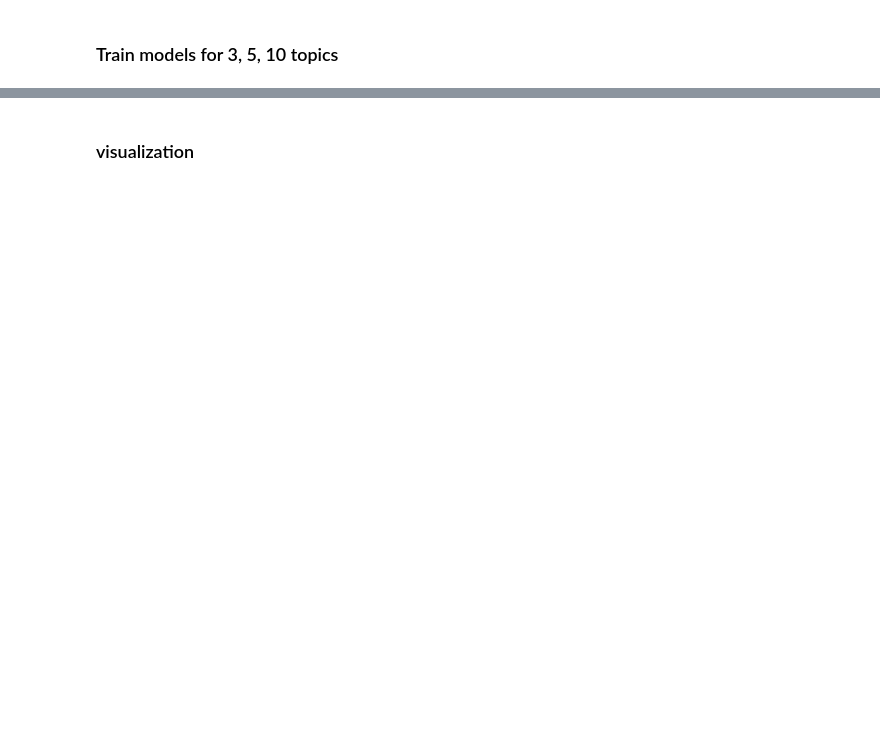
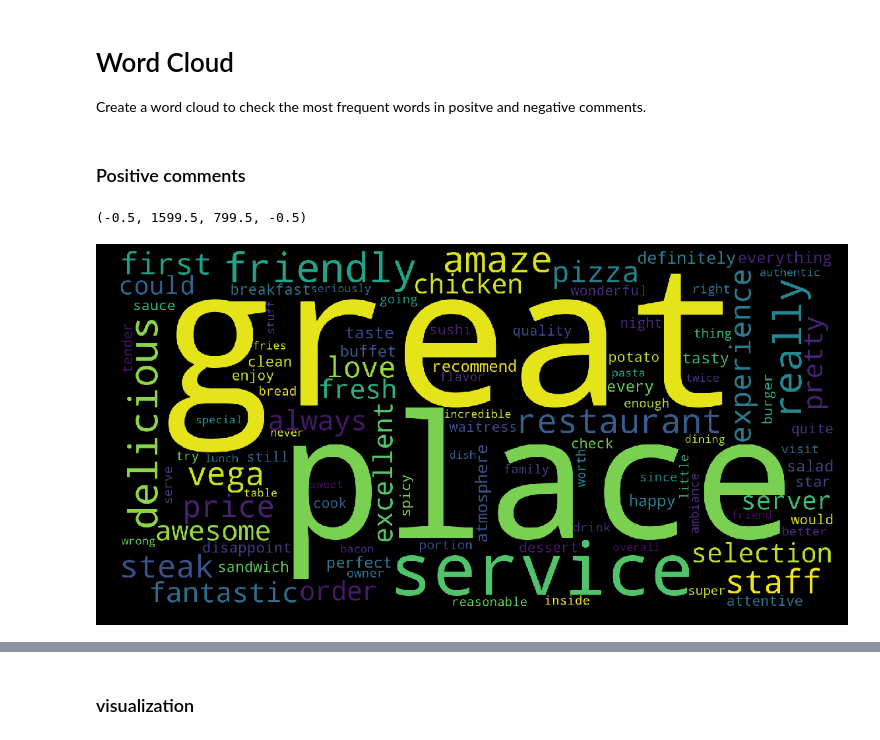
Before and after one commit to yinchuandong/sentiment-analysis, a Jupyter notebook: trainer/analytics.ipynb, the cells around one changed output, grey strips where cells are left out. Saved outputs shown, nothing was run; the diff lists cells and outputs as text; code cells hidden in the pictures; blank space fills up the shorter version.

```diff
--- a/trainer/analytics.ipynb
+++ b/trainer/analytics.ipynb
@@ -12,9 +0,0 @@ from topic_model_util import tokenize, get_lemma, get_lemma2, prepare_text_for_l
-# %%
-import pandas as pd
-
-df = pd.read_csv('example_data/train.csv', index_col=0)
-text_data = []
-for row in df.itertuples():
-    description = str(row.description).decode('utf-8')
-    tokens = prepare_text_for_lda(description)
-    text_data.append(tokens)
@@ -24,0 +25,16 @@ corpus = [dictionary.doc2bow(text) for text in text_data]
+# %%
+df = pd.read_csv('example_data/train.txt', sep='\t', header=None, names=['text', 'label'])
+text_data = []
+pos_words, neg_words = [], []
+for row in df.itertuples():
+    tokens = prepare_text_for_lda(row.text)
+    if row.label == 1:
+        pos_words += tokens
+    else:
+        neg_words += tokens
+    text_data.append(tokens)
+
+print(df.groupby('label').size().reset_index(name='count'))
+print('\n')
+print(df.iloc[0].text)
+print(text_data[0])
@@ -31,5 +55,16 @@ if not os.path.exists('out'):
 
 pickle.dump(corpus, open('out/corpus.pkl', 'wb'))
 dictionary.save('out/dictionary.gensim')
-# %% [markdown]
-### Train models for 3, 5, 10 topics
+# %% [markdown]
+# Word Cloud
+Create a word cloud to check the most frequent words in positve and negative comments.
+# %% [markdown]
+### Positive comments
+# %%
+wc = WordCloud(width=1600, height=800, max_words=100).generate_from_frequencies(get_tf(pos_words))
+fig = plt.figure(figsize=(20,10), facecolor='k')
+plt.imshow(wc)
+plt.axis("off")
+# %% [output]
+(-0.5, 1599.5, 799.5, -0.5)
+[figure, added]
```
Also changed, not shown: parts of 18 cells of this notebook, 3 other files.
